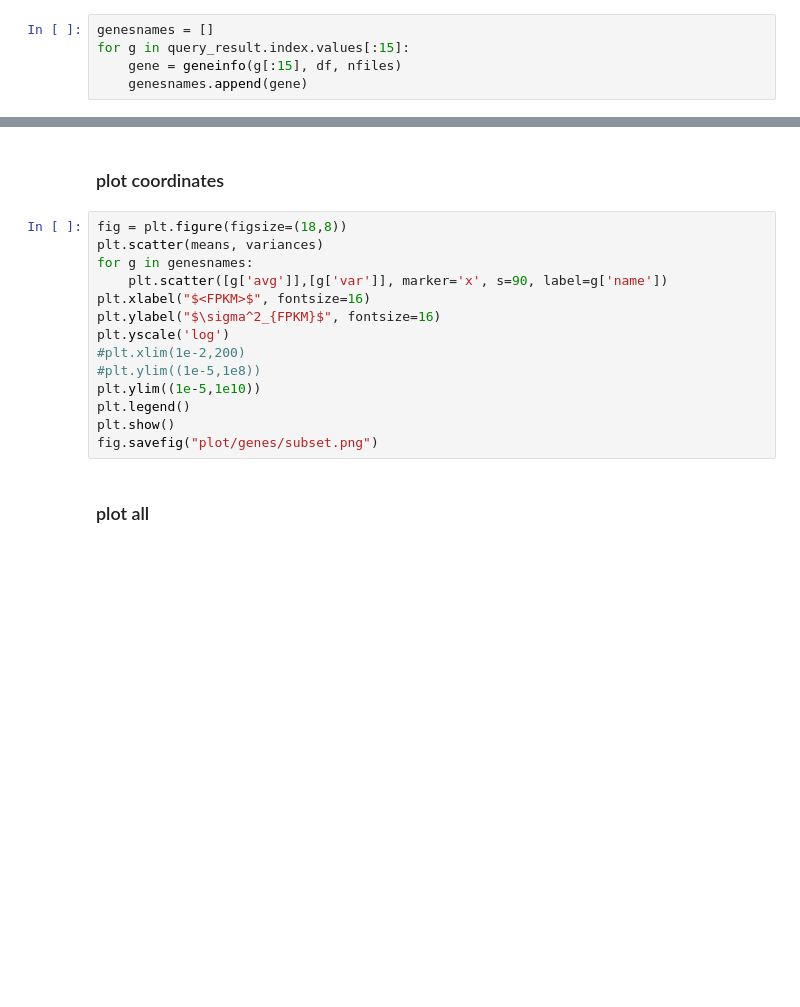
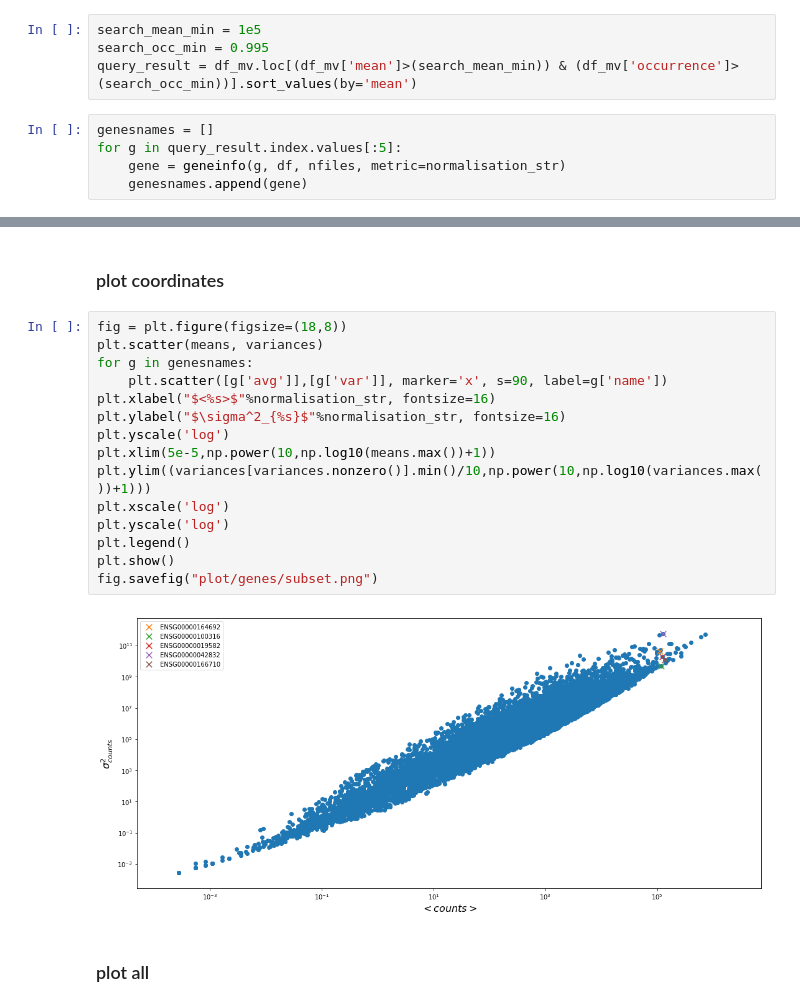
Before and after one commit to fvalle1/master_thesis, a Jupyter notebook: Table_Analyzer.ipynb, the cells around one changed output, grey strips where cells are left out. Saved outputs shown, nothing was run; the diff lists cells and outputs as text; blank space fills up the shorter version.

```diff
--- a/Table_Analyzer.ipynb
+++ b/Table_Analyzer.ipynb
@@ -175,5 +228,9 @@ query_result
+# %%
+search_mean_min = 1e5
+search_occ_min = 0.995
+query_result = df_mv.loc[(df_mv['mean']>(search_mean_min)) & (df_mv['occurrence']>(search_occ_min))].sort_values(by='mean')
 # %%
 genesnames = []
-for g in query_result.index.values[:15]:
-    gene = geneinfo(g[:15], df, nfiles)
+for g in query_result.index.values[:5]:
+    gene = geneinfo(g, df, nfiles, metric=normalisation_str)
     genesnames.append(gene)
@@ -182,17 +260,20 @@ for g in query_result.index.values[:15]:
 # %%
 fig = plt.figure(figsize=(18,8))
 plt.scatter(means, variances)
 for g in genesnames:
     plt.scatter([g['avg']],[g['var']], marker='x', s=90, label=g['name'])
-plt.xlabel("$<FPKM>$", fontsize=16)
-plt.ylabel("$\sigma^2_{FPKM}$", fontsize=16)
+plt.xlabel("$<%s>$"%normalisation_str, fontsize=16)
+plt.ylabel("$\sigma^2_{%s}$"%normalisation_str, fontsize=16)
 plt.yscale('log')
-#plt.xlim(1e-2,200)
-#plt.ylim((1e-5,1e8))
-plt.ylim((1e-5,1e10))
+plt.xlim(5e-5,np.power(10,np.log10(means.max())+1))
+plt.ylim((variances[variances.nonzero()].min()/10,np.power(10,np.log10(variances.max())+1)))
+plt.xscale('log')
+plt.yscale('log')
 plt.legend()
 plt.show()
 fig.savefig("plot/genes/subset.png")
+# %% [output]
+[figure, added]
 # %% [markdown]
 ### plot all
 # %%
```
Also changed, not shown: parts of 36 cells of this notebook, 8 other files.
